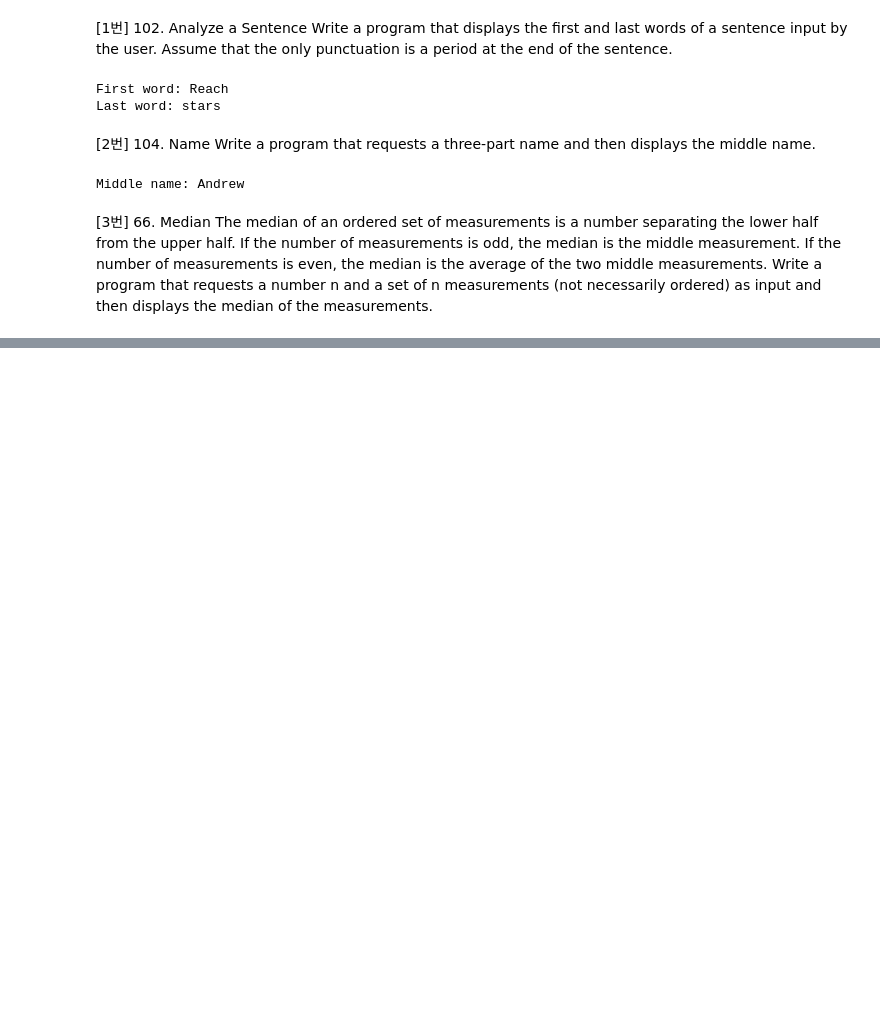
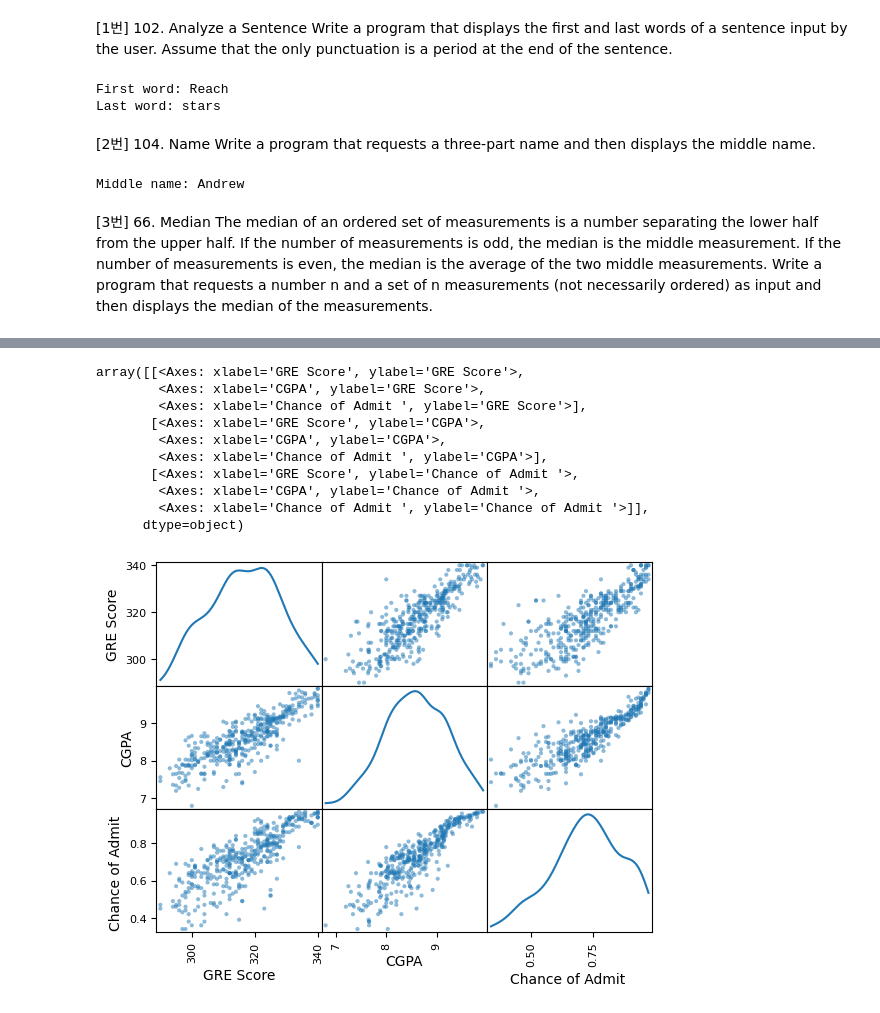
Before and after one commit to 0PP415/AIP-Lecture, a Jupyter notebook: assign/hw2.ipynb, the cells around one changed output, grey strips where cells are left out. Cells and saved outputs as stored; diff of their text form; code cells hidden in the pictures; blank space fills up the shorter version.

```diff
--- a/assign/hw2.ipynb
+++ b/assign/hw2.ipynb
@@ -26,0 +154,19 @@ for _ in range(n):
+# %%
+from pandas.plotting import scatter_matrix
+import scipy
+
+chosen_feature = ["GRE Score", "CGPA", "Chance of Admit "]
+scatter_matrix(df[chosen_feature], diagonal="kde")
+# 두 feature 모두 양의 상관 관계를 보임을 눈으로 확인할 수 있다
+# %% [output]
+array([[<Axes: xlabel='GRE Score', ylabel='GRE Score'>,
+        <Axes: xlabel='CGPA', ylabel='GRE Score'>,
+        <Axes: xlabel='Chance of Admit ', ylabel='GRE Score'>],
+       [<Axes: xlabel='GRE Score', ylabel='CGPA'>,
+        <Axes: xlabel='CGPA', ylabel='CGPA'>,
+        <Axes: xlabel='Chance of Admit ', ylabel='CGPA'>],
+       [<Axes: xlabel='GRE Score', ylabel='Chance of Admit '>,
+        <Axes: xlabel='CGPA', ylabel='Chance of Admit '>,
+        <Axes: xlabel='Chance of Admit ', ylabel='Chance of Admit '>]],
+      dtype=object)
+[figure, added]
```
Also changed, not shown: parts of 13 cells of this notebook.
